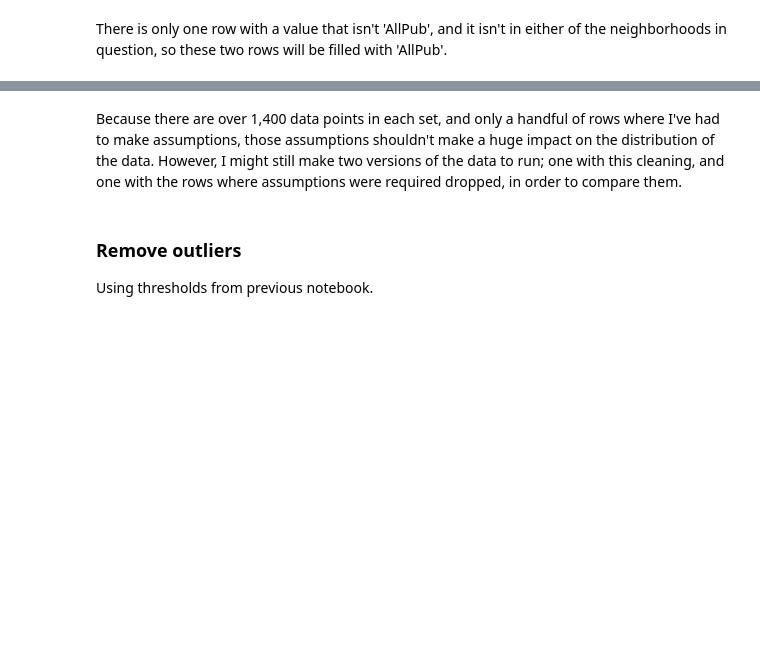
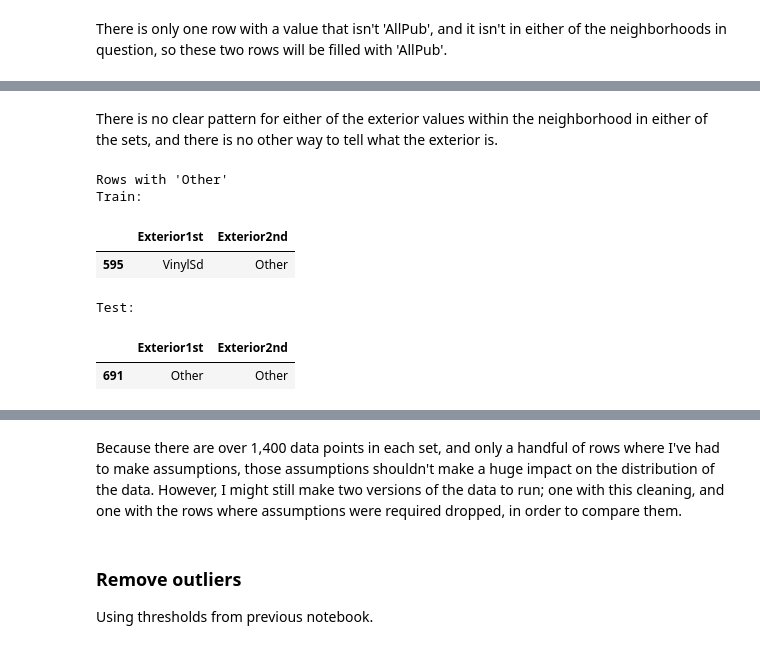
Before and after one commit to MeghanBarritt/kaggle-comp-housing-prices, a Jupyter notebook: Notebooks/2-Data_Cleaning.ipynb, the cells around one changed output, grey strips where cells are left out. Saved outputs shown, nothing was run; the diff lists cells and outputs as text; code cells hidden in the pictures; blank space fills up the shorter version.

```diff
--- a/Notebooks/2-Data_Cleaning.ipynb
+++ b/Notebooks/2-Data_Cleaning.ipynb
@@ -1185,0 +1233,15 @@ test_df.loc[485,'Utilities'] = 'AllPub'
+# %% [markdown]
+There is no clear pattern for either of the exterior values within the neighborhood in either of the sets, and there is no other way to tell what the exterior is.
+# %%
+print(f"Rows with 'Other' \nTrain:")
+display(train_df[(train_df['Exterior1st']=='Other')|(train_df['Exterior2nd']=='Other')][['Exterior1st','Exterior2nd']])
+print(f"Test:")
+display(test_df[(test_df['Exterior1st']=='Other')|(test_df['Exterior2nd']=='Other')][['Exterior1st','Exterior2nd']])
+# %% [output]
+Rows with 'Other'
+Train:
+|  | Exterior1st | Exterior2nd |
+| 595 | VinylSd | Other |
+Test:
+|  | Exterior1st | Exterior2nd |
+| 691 | Other | Other |
```
Also changed, not shown: parts of 19 cells of this notebook.
